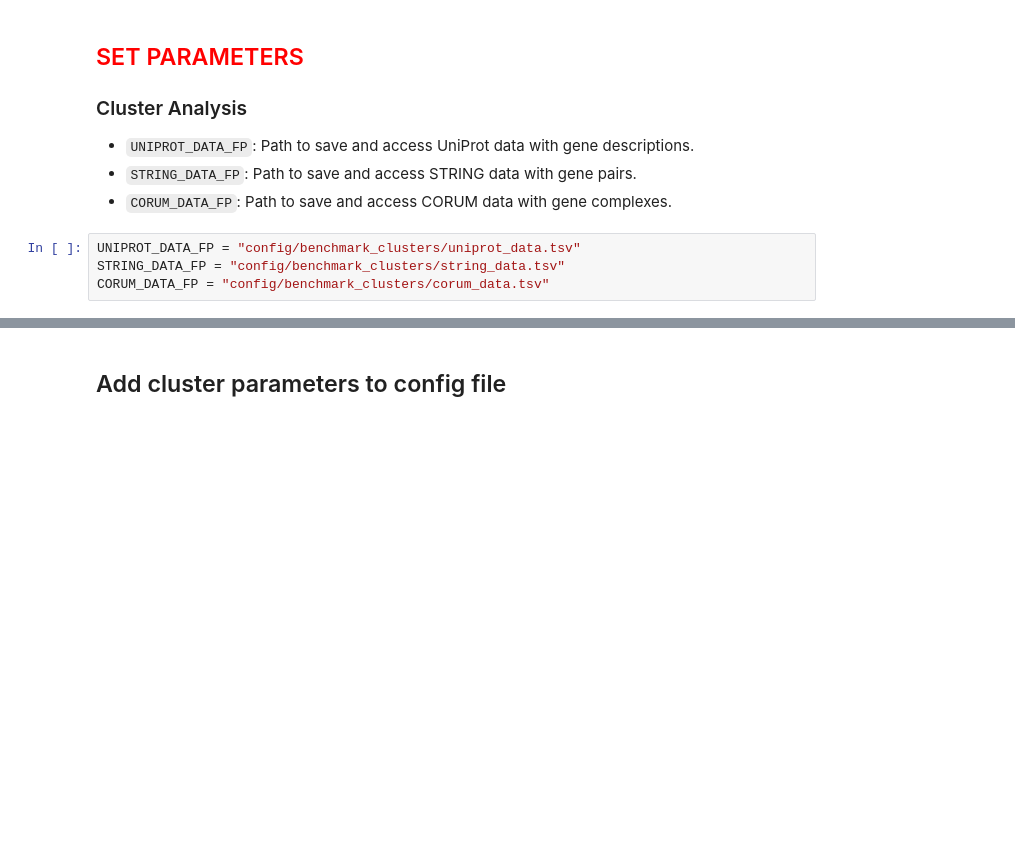
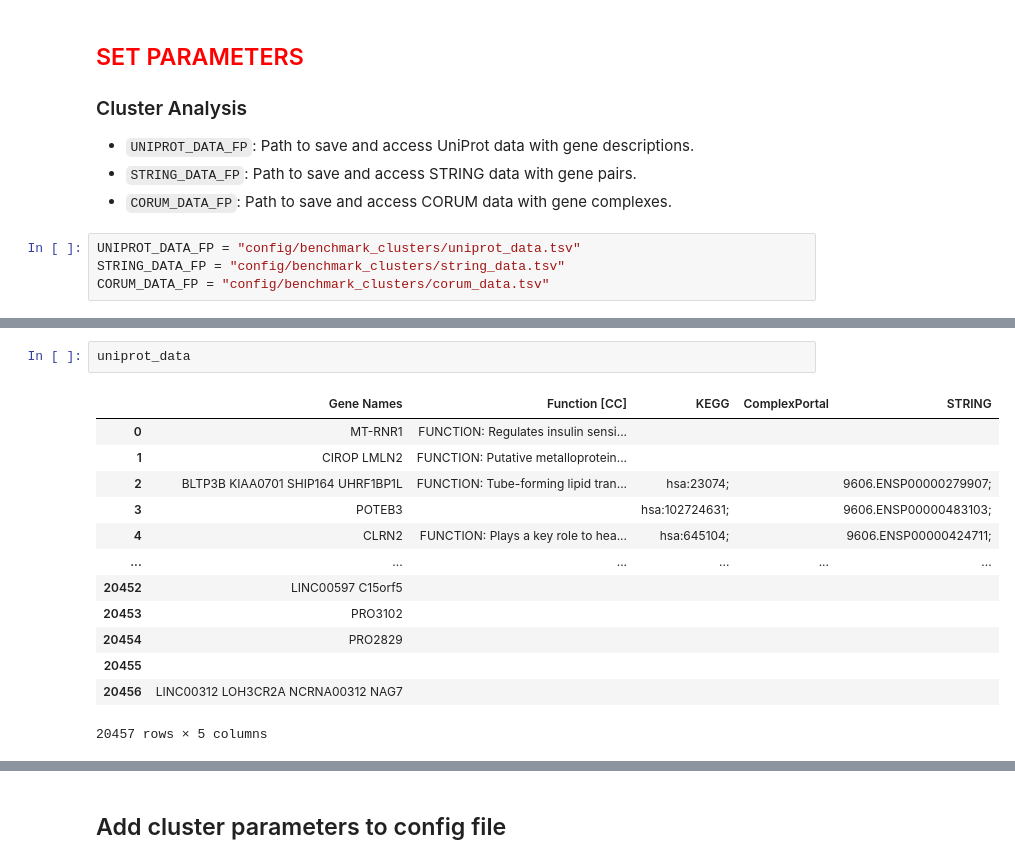
Before and after one commit to cheeseman-lab/brieflow-analysis, a Jupyter notebook: analysis/9.configure_cluster_params.ipynb, the cells around one changed output, grey strips where cells are left out. Cells and saved outputs as stored; diff of their text form; blank space fills up the shorter version.

```diff
--- a/analysis/9.configure_cluster_params.ipynb
+++ b/analysis/9.configure_cluster_params.ipynb
@@ -179,0 +176,16 @@ display(global_metrics)
+# %%
+uniprot_data
+# %% [output]
+|  | Gene Names | Function [CC] | KEGG | ComplexPortal | STRING |
+| 0 | MT-RNR1 | FUNCTION: Regulates insulin sensi... |  |  |  |
+| 1 | CIROP LMLN2 | FUNCTION: Putative metalloprotein... |  |  |  |
+| 2 | BLTP3B KIAA0701 SHIP164 UHRF1BP1L | FUNCTION: Tube-forming lipid tran... | hsa:23074; |  | 9606.ENSP00000279907; |
+| 3 | POTEB3 |  | hsa:102724631; |  | 9606.ENSP00000483103; |
+| 4 | CLRN2 | FUNCTION: Plays a key role to hea... | hsa:645104; |  | 9606.ENSP00000424711; |
+| ... | ... | ... | ... | ... | ... |
+| 20452 | LINC00597 C15orf5 |  |  |  |  |
+| 20453 | PRO3102 |  |  |  |  |
+| 20454 | PRO2829 |  |  |  |  |
+| 20455 |  |  |  |  |  |
+| 20456 | LINC00312 LOH3CR2A NCRNA00312 NAG7 |  |  |  |  |
+20457 rows × 5 columns
```
Also changed, not shown: parts of 6 cells of this notebook, 4 other files.
